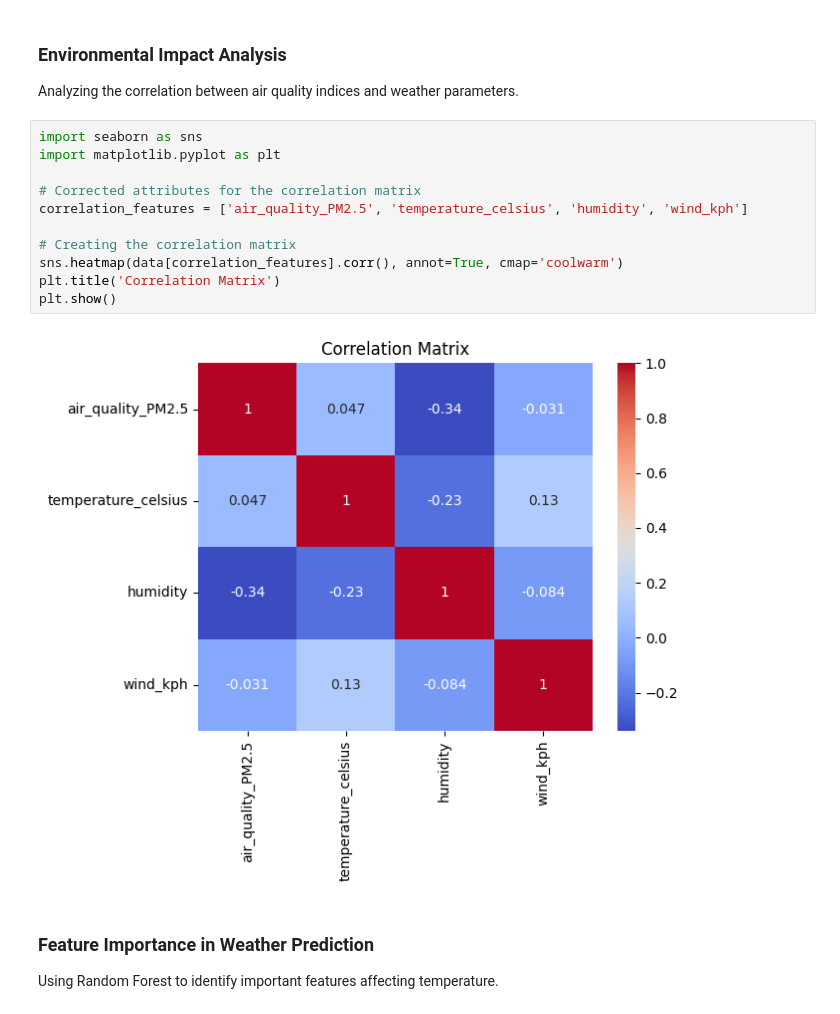
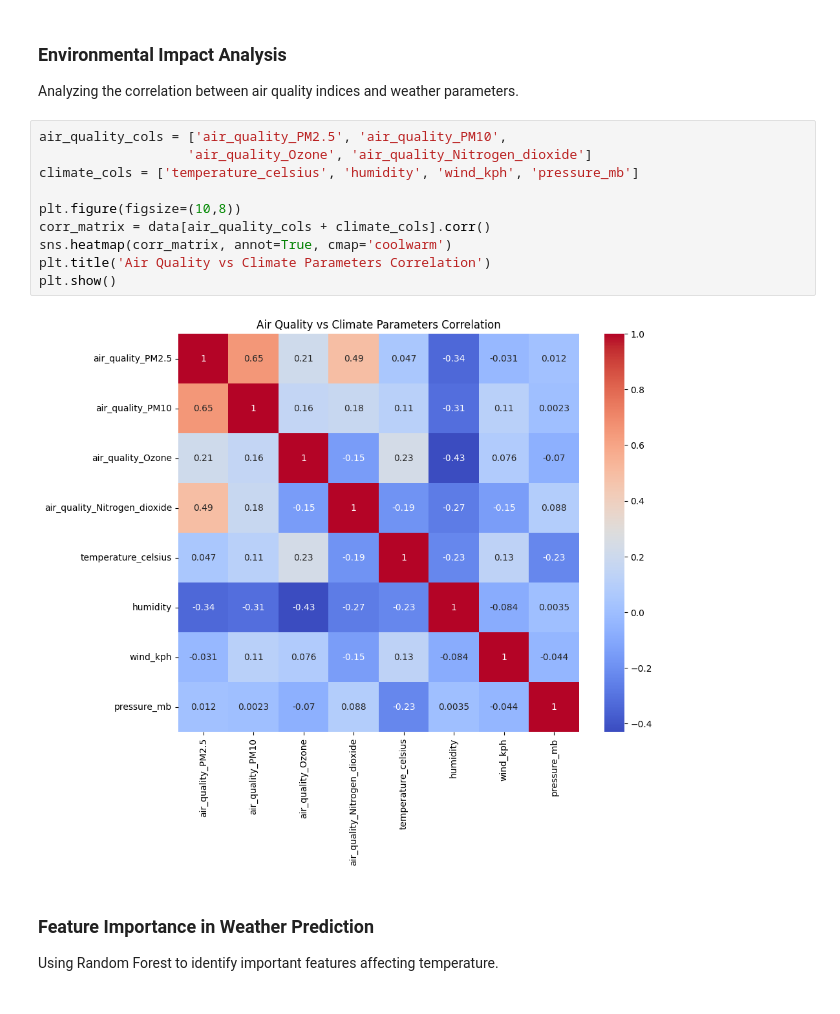
Before and after one commit to Shiva250503ss/Weather-Trend-Forecasting, a Jupyter notebook: Weather_Forecasting_Models_Comparison.ipynb, the cells around one changed output. Saved outputs shown, nothing was run; the diff lists cells and outputs as text.

```diff
--- a/Weather_Forecasting_Models_Comparison.ipynb
+++ b/Weather_Forecasting_Models_Comparison.ipynb
@@ -180,19 +187,18 @@ plt.show()
 ### Environmental Impact Analysis
 
 Analyzing the correlation between air quality indices and weather parameters.
-# %%
-import seaborn as sns
-import matplotlib.pyplot as plt
-
-# Corrected attributes for the correlation matrix
-correlation_features = ['air_quality_PM2.5', 'temperature_celsius', 'humidity', 'wind_kph']
-
-# Creating the correlation matrix
-sns.heatmap(data[correlation_features].corr(), annot=True, cmap='coolwarm')
-plt.title('Correlation Matrix')
-plt.show()
-# %% [output]
-[figure, removed]
+# %%
+air_quality_cols = ['air_quality_PM2.5', 'air_quality_PM10',
+                   'air_quality_Ozone', 'air_quality_Nitrogen_dioxide']
+climate_cols = ['temperature_celsius', 'humidity', 'wind_kph', 'pressure_mb']
+
+plt.figure(figsize=(10,8))
+corr_matrix = data[air_quality_cols + climate_cols].corr()
+sns.heatmap(corr_matrix, annot=True, cmap='coolwarm')
+plt.title('Air Quality vs Climate Parameters Correlation')
+plt.show()
+# %% [output]
+[figure, added]
 # %% [markdown]
 ### Feature Importance in Weather Prediction
 
```
Also changed, not shown: parts of 11 cells of this notebook, 4 other files.
